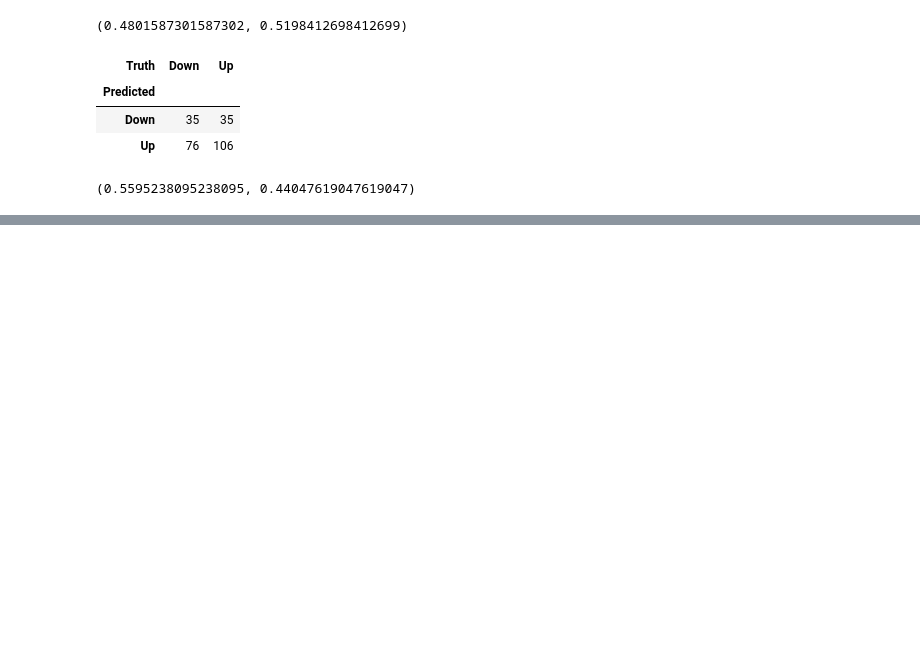
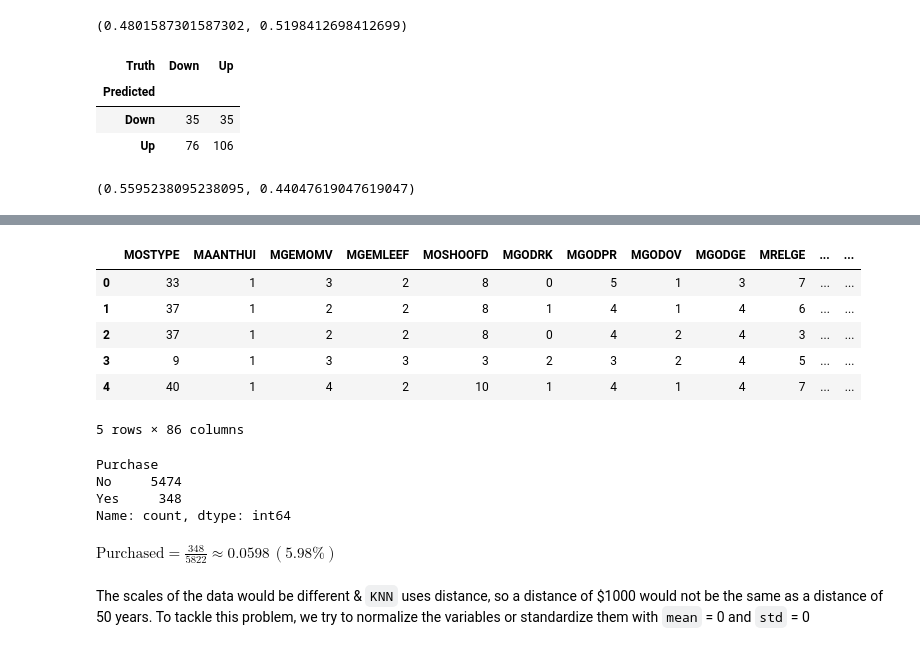
Before and after one commit to kkkamur07/ISL-Learning, a Jupyter notebook: Classification/Classification-Lab.ipynb, the cells around one changed output, grey strips where cells are left out. Drawn from its saved outputs; the diff is of its cells as text; code cells hidden in the pictures; blank space fills up the shorter version.

```diff
--- a/Classification/Classification-Lab.ipynb
+++ b/Classification/Classification-Lab.ipynb
@@ -159,0 +321,21 @@ np.mean(labels == L_test), np.mean(labels != L_test)
+# %%
+data = load_data("Caravan")
+data.head()
+# %% [output]
+|  | MOSTYPE | MAANTHUI | MGEMOMV | MGEMLEEF | MOSHOOFD | MGODRK | MGODPR | MGODOV | MGODGE | MRELGE | ... | ... |
+| 0 | 33 | 1 | 3 | 2 | 8 | 0 | 5 | 1 | 3 | 7 | ... | ... |
+| 1 | 37 | 1 | 2 | 2 | 8 | 1 | 4 | 1 | 4 | 6 | ... | ... |
+| 2 | 37 | 1 | 2 | 2 | 8 | 0 | 4 | 2 | 4 | 3 | ... | ... |
+| 3 | 9 | 1 | 3 | 3 | 3 | 2 | 3 | 2 | 4 | 5 | ... | ... |
+| 4 | 40 | 1 | 4 | 2 | 10 | 1 | 4 | 1 | 4 | 7 | ... | ... |
+5 rows × 86 columns
+# %%
+purchase = data["Purchase"]
+purchase.value_counts()
+# %% [output]
+Purchase
+No     5474
+Yes     348
+Name: count, dtype: int64
+# %% [markdown]
+$\text{Purchased} = \frac{348}{5822} \approx 0.0598 \, (5.98\%)$
@@ -159,0 +344,2 @@ np.mean(labels == L_test), np.mean(labels != L_test)
+# %% [markdown]
+The scales of the data would be different & `KNN` uses distance, so a distance of $1000 would not be the same as a distance of 50 years. To tackle this problem, we try to normalize the variables or standardize them with `mean` = 0 and `std` = 0
```
Also changed, not shown: parts of 30 cells of this notebook, 2 other files.
